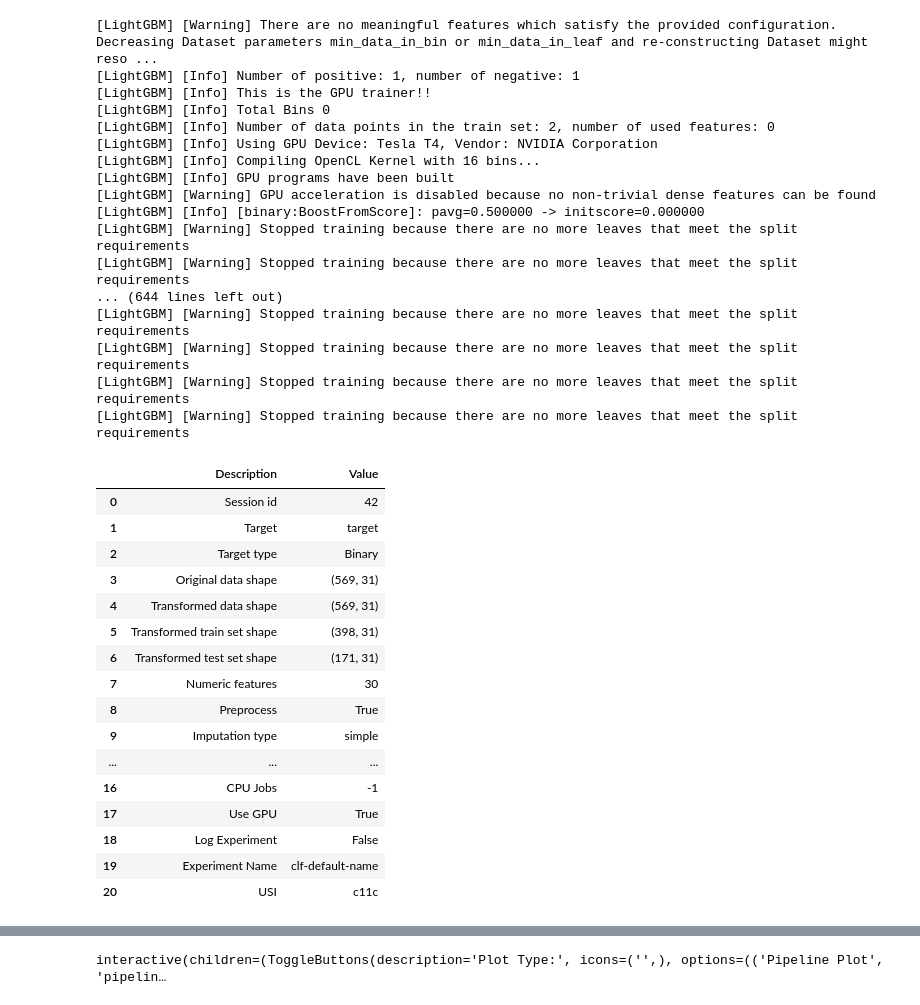
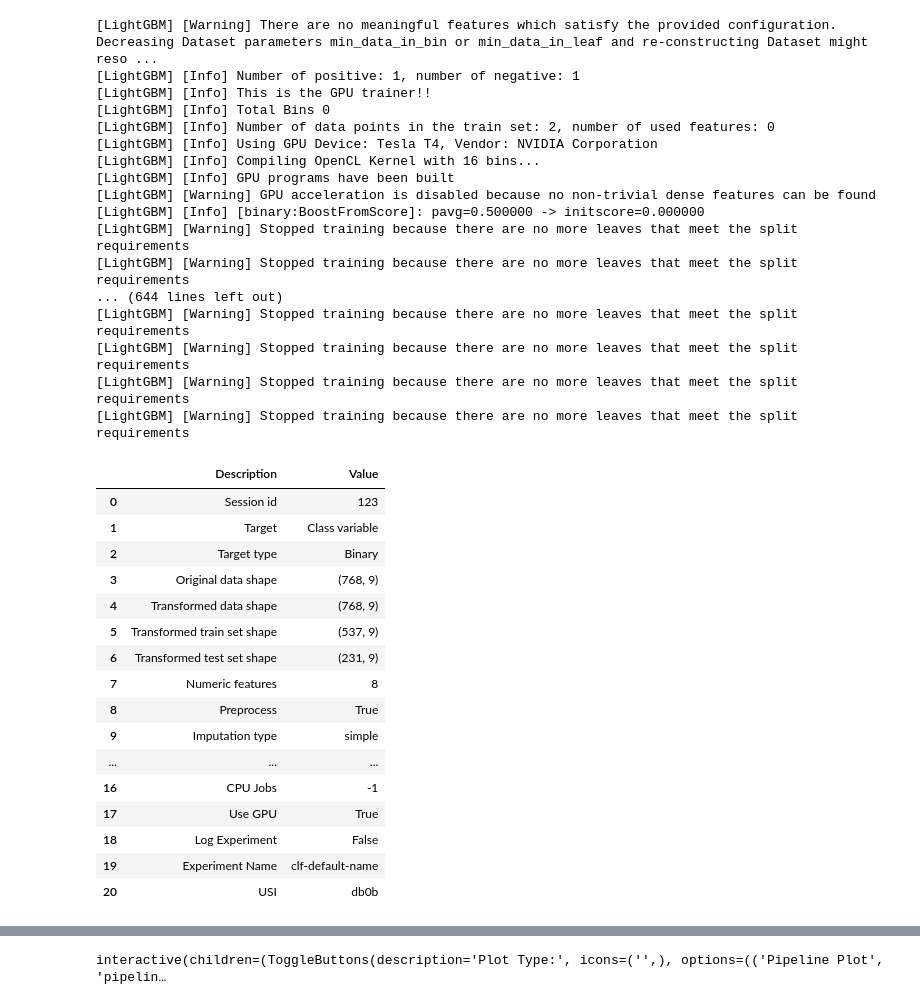
Before and after one commit to zachJX-SJSU/CMPE255_DataMining_HW, a Jupyter notebook: Pycaret/pycaret_BinaryClassification.ipynb, the cells around one changed output, grey strips where cells are left out. Cells and saved outputs as stored; diff of their text form; code cells hidden in the pictures.

```diff
--- a/Pycaret/pycaret_BinaryClassification.ipynb
+++ b/Pycaret/pycaret_BinaryClassification.ipynb
@@ -42,0 +21,4 @@ Dataset loaded successfully: (569, 31)
+# %%
+# loading sample dataset from pycaret dataset module
+from pycaret.datasets import get_data
+data = get_data('diabetes')
@@ -43,41 +46,41 @@ Dataset loaded successfully: (569, 31)
 # %%
 from pycaret.classification import *
 
 clf = setup(
-    data=df,
-    target='target',
-    session_id=42,
+    data=data,
+    target='Class variable',
+    session_id=123,
     normalize=True,
     use_gpu=True,
     fold=5
 )
 # %% [output]
 [LightGBM] [Warning] There are no meaningful features which satisfy the provided configuration. Decreasing Dataset parameters min_data_in_bin or min_data_in_leaf and re-constructing Dataset might reso ...
 [LightGBM] [Info] Number of positive: 1, number of negative: 1
 [LightGBM] [Info] This is the GPU trainer!!
 [LightGBM] [Info] Total Bins 0
 [LightGBM] [Info] Number of data points in the train set: 2, number of used features: 0
 [LightGBM] [Info] Using GPU Device: Tesla T4, Vendor: NVIDIA Corporation
 [LightGBM] [Info] Compiling OpenCL Kernel with 16 bins...
 [LightGBM] [Info] GPU programs have been built
 [LightGBM] [Warning] GPU acceleration is disabled because no non-trivial dense features can be found
 [LightGBM] [Info] [binary:BoostFromScore]: pavg=0.500000 -> initscore=0.000000
 [LightGBM] [Warning] Stopped training because there are no more leaves that meet the split requirements
 [LightGBM] [Warning] Stopped training because there are no more leaves that meet the split requirements
 ... (644 lines left out)
 [LightGBM] [Warning] Stopped training because there are no more leaves that meet the split requirements
 [LightGBM] [Warning] Stopped training because there are no more leaves that meet the split requirements
 [LightGBM] [Warning] Stopped training because there are no more leaves that meet the split requirements
 [LightGBM] [Warning] Stopped training because there are no more leaves that meet the split requirements
 |  | Description | Value |
-| 0 | Session id | 42 |
-| 1 | Target | target |
+| 0 | Session id | 123 |
+| 1 | Target | Class variable |
 | 2 | Target type | Binary |
-| 3 | Original data shape | (569, 31) |
-| 4 | Transformed data shape | (569, 31) |
-| 5 | Transformed train set shape | (398, 31) |
-| 6 | Transformed test set shape | (171, 31) |
-| 7 | Numeric features | 30 |
+| 3 | Original data shape | (768, 9) |
+| 4 | Transformed data shape | (768, 9) |
+| 5 | Transformed train set shape | (537, 9) |
+| 6 | Transformed test set shape | (231, 9) |
+| 7 | Numeric features | 8 |
 | 8 | Preprocess | True |
 | 9 | Imputation type | simple |
 | ... | ... | ... |
@@ -85,7 +88,7 @@ clf = setup(
 | 17 | Use GPU | True |
 | 18 | Log Experiment | False |
 | 19 | Experiment Name | clf-default-name |
-| 20 | USI | c11c |
+| 20 | USI | db0b |
 [LightGBM] [Warning] There are no meaningful features which satisfy the provided configuration. Decreasing Dataset parameters min_data_in_bin or min_data_in_leaf and re-constructing Dataset might reso ...
 [LightGBM] [Info] Number of positive: 1, number of negative: 1
 [LightGBM] [Info] This is the GPU trainer!!
```
Also changed, not shown: parts of 9 cells of this notebook, 1 other file.
